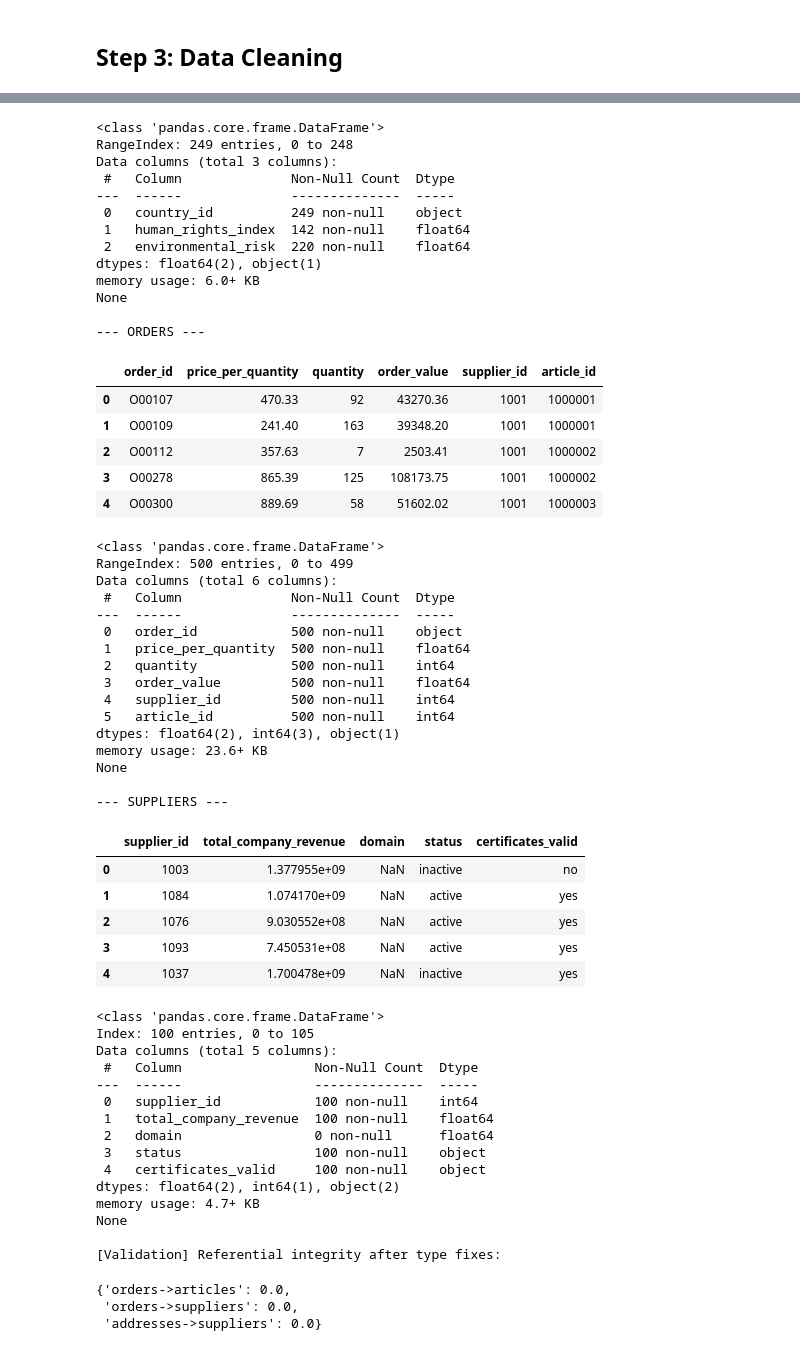
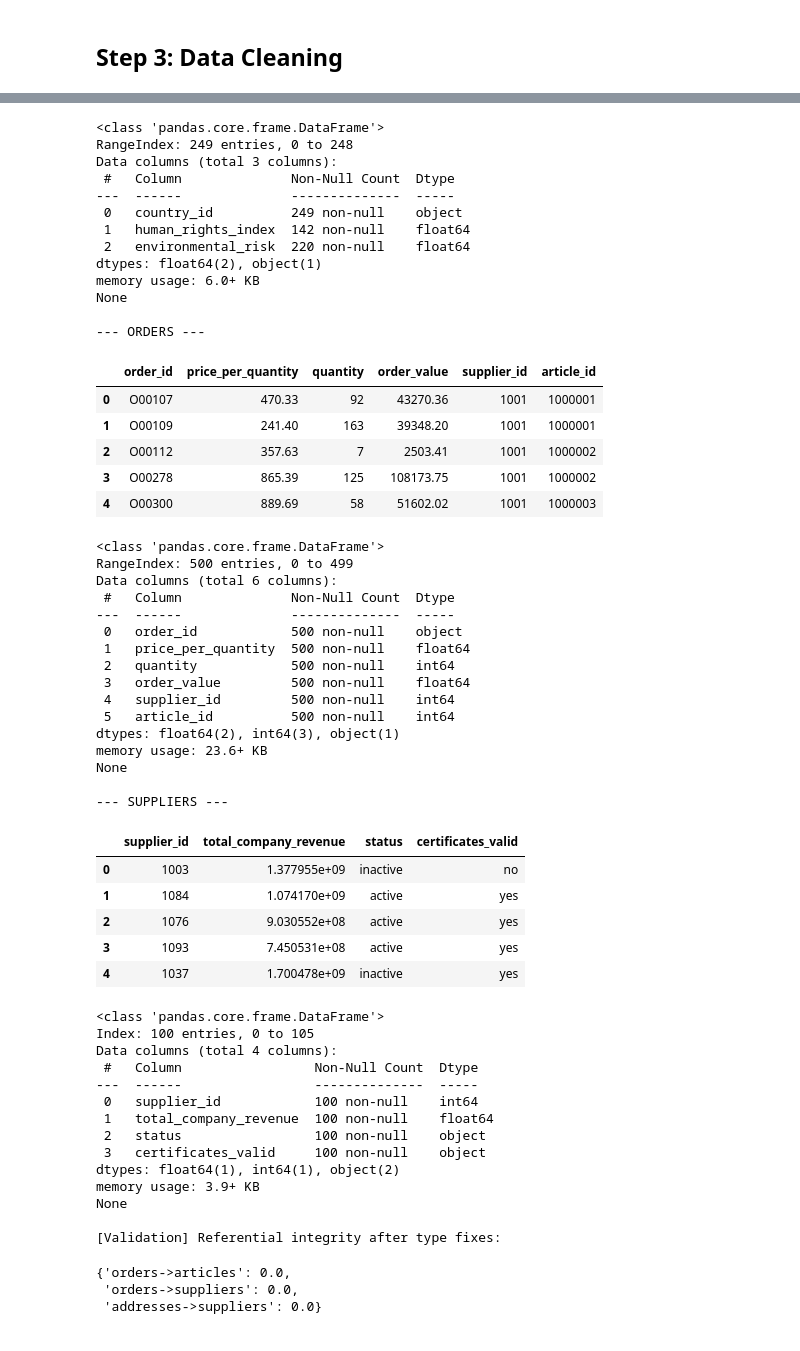
Before and after one commit to AnnaGhost2713/data-engineering-challenge, a Jupyter notebook: notebooks/01_supplier_risk_mvp.ipynb, the cells around one changed output, grey strips where cells are left out. Saved outputs shown, nothing was run; the diff lists cells and outputs as text; code cells hidden in the pictures.

```diff
--- a/notebooks/01_supplier_risk_mvp.ipynb
+++ b/notebooks/01_supplier_risk_mvp.ipynb
@@ -249,26 +271,3 @@ pd.DataFrame(miss).sort_values(["null_%","dataset"], ascending=[False,True])
 | 12 | suppliers | total_company_revenue | 0.0 |
 | 14 | suppliers | status | 0.0 |
 | 15 | suppliers | certificates_valid | 0.0 |
-# %%
-# Check how missingness in indices columns is distributed
-
-# Fix the column name typo first for consistency
-dfs["indices"] = dfs["indices"].rename(columns={"enivronmental_risk": "environmental_risk"})
-
-# Columns to check
-cols_to_check = ["human_rights_index", "environmental_risk"]
-
-missing_summary = {}
-
-for col in cols_to_check:
-    # Countries with missing values in this column
-    missing_countries = dfs["indices"].loc[dfs["indices"][col].isna(), "country_id"]
-
-    missing_summary[col] = {
-        "missing_count": len(missing_countries),
-        "unique_countries_missing": missing_countries.nunique(),
-        "countries": sorted(missing_countries.unique().tolist())
-    }
-
-# Show as DataFrame for readability
-pd.DataFrame(missing_summary).T
@@ -391,7 +383,7 @@ dfs_clean["addresses"]["country_iso3"] = dfs_clean["addresses"]["country"].apply
 dfs_clean["suppliers"] = dfs_clean["suppliers"].drop_duplicates(subset=["supplier_id"], keep="first")
 
 
-# # 5) Fix referential integrity issues (string ↔ int mismatches)
+# 5) Fix referential integrity issues (string ↔ int mismatches)
 # ARTICLES: clean all object columns, then (optionally) coerce article_id to numeric
 for col in art.select_dtypes(include="object").columns:
     art[col] = art[col].astype(str).str.strip().str.replace('"', '', regex=False)
@@ -416,6 +408,9 @@ addr["supplier_id"] = addr["supplier_id"].astype(str).str.strip().str.replace('"
 addr["supplier_id"] = pd.to_numeric(addr["supplier_id"], errors="ignore")
 
 
+# 6) Drop domain column in suppliers (because only NaNs)
+dfs_clean["suppliers"] = dfs_clean["suppliers"].drop(columns=["domain"])
+
 
 # Preview the first 5 rows of each dataset and basic structure info
 for name, df in dfs_clean.items():
@@ -486,51 +481,50 @@ Data columns (total 3 columns):
  0   country_id          249 non-null    object
  1   human_rights_index  142 non-null    float64
  2   environmental_risk  220 non-null    float64
 dtypes: float64(2), object(1)
 memory usage: 6.0+ KB
 None
 
 --- ORDERS ---
 |  | order_id | price_per_quantity | quantity | order_value | supplier_id | article_id |
 | 0 | O00107 | 470.33 | 92 | 43270.36 | 1001 | 1000001 |
 | 1 | O00109 | 241.40 | 163 | 39348.20 | 1001 | 1000001 |
 | 2 | O00112 | 357.63 | 7 | 2503.41 | 1001 | 1000002 |
 | 3 | O00278 | 865.39 | 125 | 108173.75 | 1001 | 1000002 |
 | 4 | O00300 | 889.69 | 58 | 51602.02 | 1001 | 1000003 |
 <class 'pandas.core.frame.DataFrame'>
 RangeIndex: 500 entries, 0 to 499
 Data columns (total 6 columns):
  #   Column              Non-Null Count  Dtype
 ---  ------              --------------  -----
  0   order_id            500 non-null    object
  1   price_per_quantity  500 non-null    float64
  2   quantity            500 non-null    int64
  3   order_value         500 non-null    float64
  4   supplier_id         500 non-null    int64
  5   article_id          500 non-null    int64
 dtypes: float64(2), int64(3), object(1)
 memory usage: 23.6+ KB
 None
 
 --- SUPPLIERS ---
-|  | supplier_id | total_company_revenue | domain | status | certificates_valid |
-| 0 | 1003 | 1.377955e+09 | NaN | inactive | no |
-| 1 | 1084 | 1.074170e+09 | NaN | active | yes |
-| 2 | 1076 | 9.030552e+08 | NaN | active | yes |
-| 3 | 1093 | 7.450531e+08 | NaN | active | yes |
-| 4 | 1037 | 1.700478e+09 | NaN | inactive | yes |
+|  | supplier_id | total_company_revenue | status | certificates_valid |
+| 0 | 1003 | 1.377955e+09 | inactive | no |
+| 1 | 1084 | 1.074170e+09 | active | yes |
+| 2 | 1076 | 9.030552e+08 | active | yes |
+| 3 | 1093 | 7.450531e+08 | active | yes |
+| 4 | 1037 | 1.700478e+09 | inactive | yes |
 <class 'pandas.core.frame.DataFrame'>
 Index: 100 entries, 0 to 105
-Data columns (total 5 columns):
+Data columns (total 4 columns):
  #   Column                 Non-Null Count  Dtype
 ---  ------                 --------------  -----
  0   supplier_id            100 non-null    int64
  1   total_company_revenue  100 non-null    float64
- 2   domain                 0 non-null      float64
- 3   status                 100 non-null    object
- 4   certificates_valid     100 non-null    object
-dtypes: float64(2), int64(1), object(2)
-memory usage: 4.7+ KB
+ 2   status                 100 non-null    object
+ 3   certificates_valid     100 non-null    object
+dtypes: float64(1), int64(1), object(2)
+memory usage: 3.9+ KB
 None
 
 [Validation] Referential integrity after type fixes:
```
Also changed, not shown: parts of 35 cells of this notebook, 7 other files.
